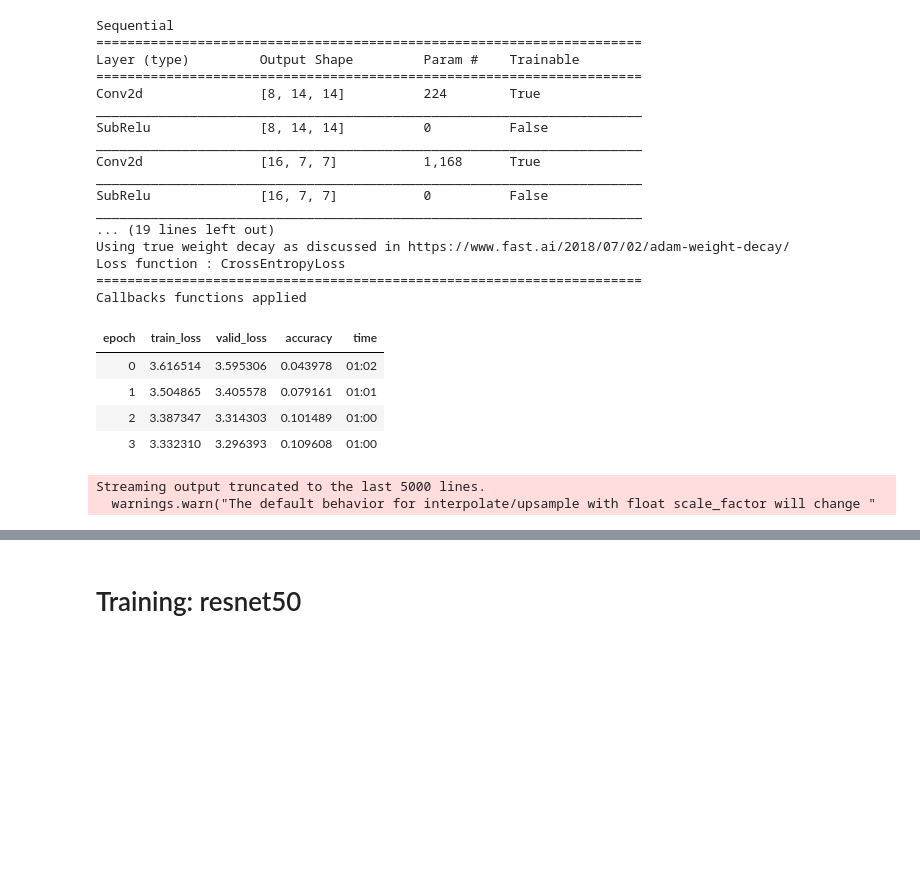
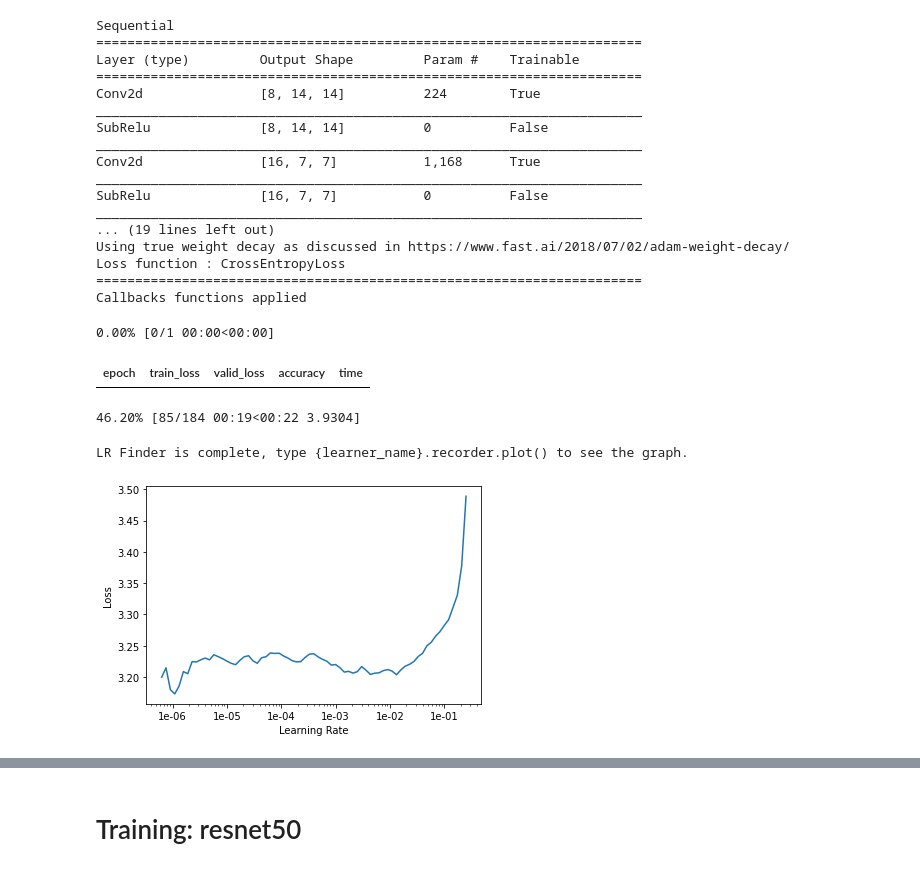
Before and after one commit to AnnieCRY/DS5500-Project2, a Jupyter notebook: pet_classification.ipynb, the cells around one changed output, grey strips where cells are left out. Saved outputs shown, nothing was run; the diff lists cells and outputs as text; code cells hidden in the pictures; blank space fills up the shorter version.

```diff
--- a/pet_classification.ipynb
+++ b/pet_classification.ipynb
@@ -369,13 +373,12 @@ Using true weight decay as discussed in https://www.fast.ai/2018/07/02/adam-weig
 Loss function : CrossEntropyLoss
 ======================================================================
 Callbacks functions applied
-# %%
-learn.fit_one_cycle(1)
-# %% [output]
-| epoch | train_loss | valid_loss | accuracy | time |
-| 0 | 3.616514 | 3.595306 | 0.043978 | 01:02 |
-| 1 | 3.504865 | 3.405578 | 0.079161 | 01:01 |
-| 2 | 3.387347 | 3.314303 | 0.101489 | 01:00 |
-| 3 | 3.332310 | 3.296393 | 0.109608 | 01:00 |
-Streaming output truncated to the last 5000 lines.
-  warnings.warn("The default behavior for interpolate/upsample with float scale_factor will change "
+# %%
+learn.lr_find()
+learn.recorder.plot()
+# %% [output]
+0.00% [0/1 00:00<00:00]
+| epoch | train_loss | valid_loss | accuracy | time |
+46.20% [85/184 00:19<00:22 3.9304]
+LR Finder is complete, type {learner_name}.recorder.plot() to see the graph.
+[figure, added]
```
Also changed, not shown: parts of 4 cells of this notebook.
